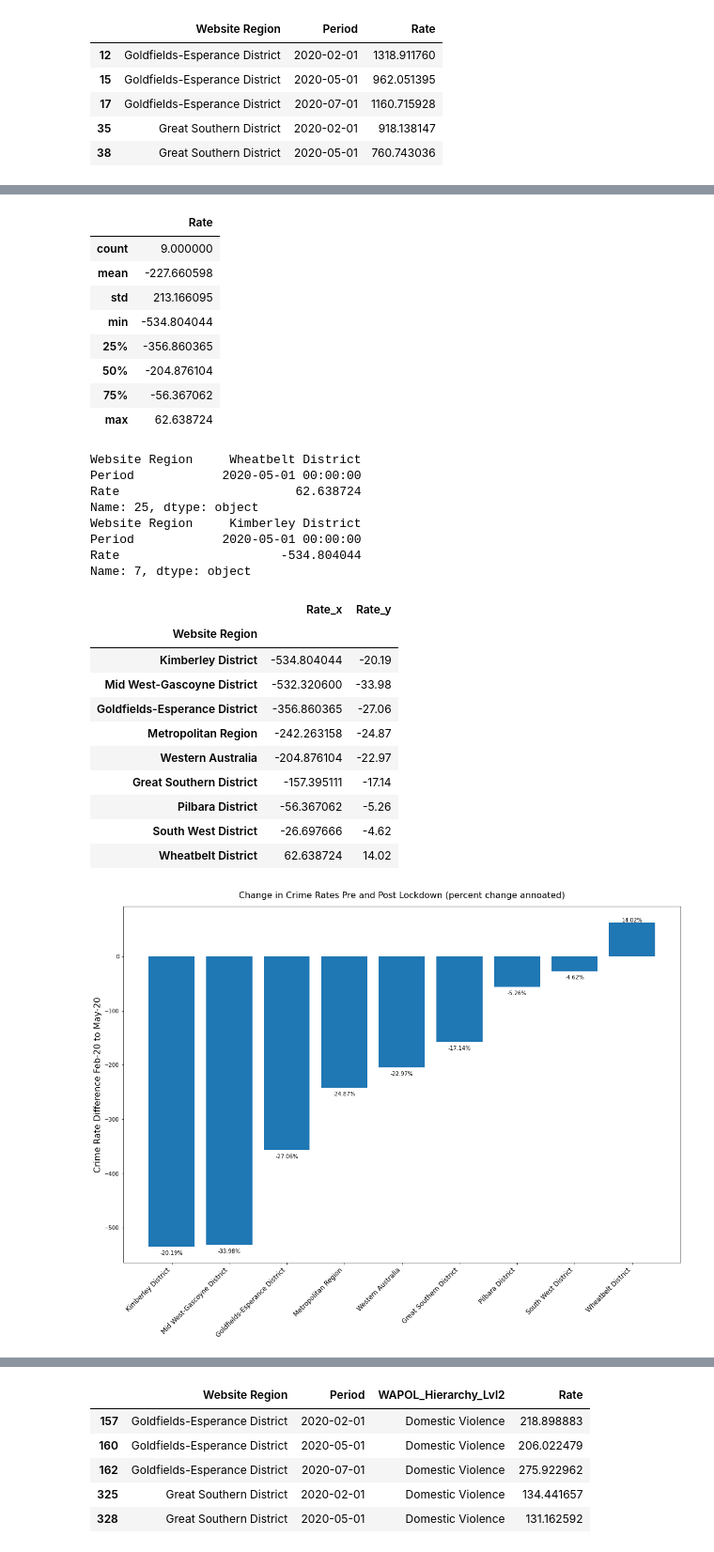
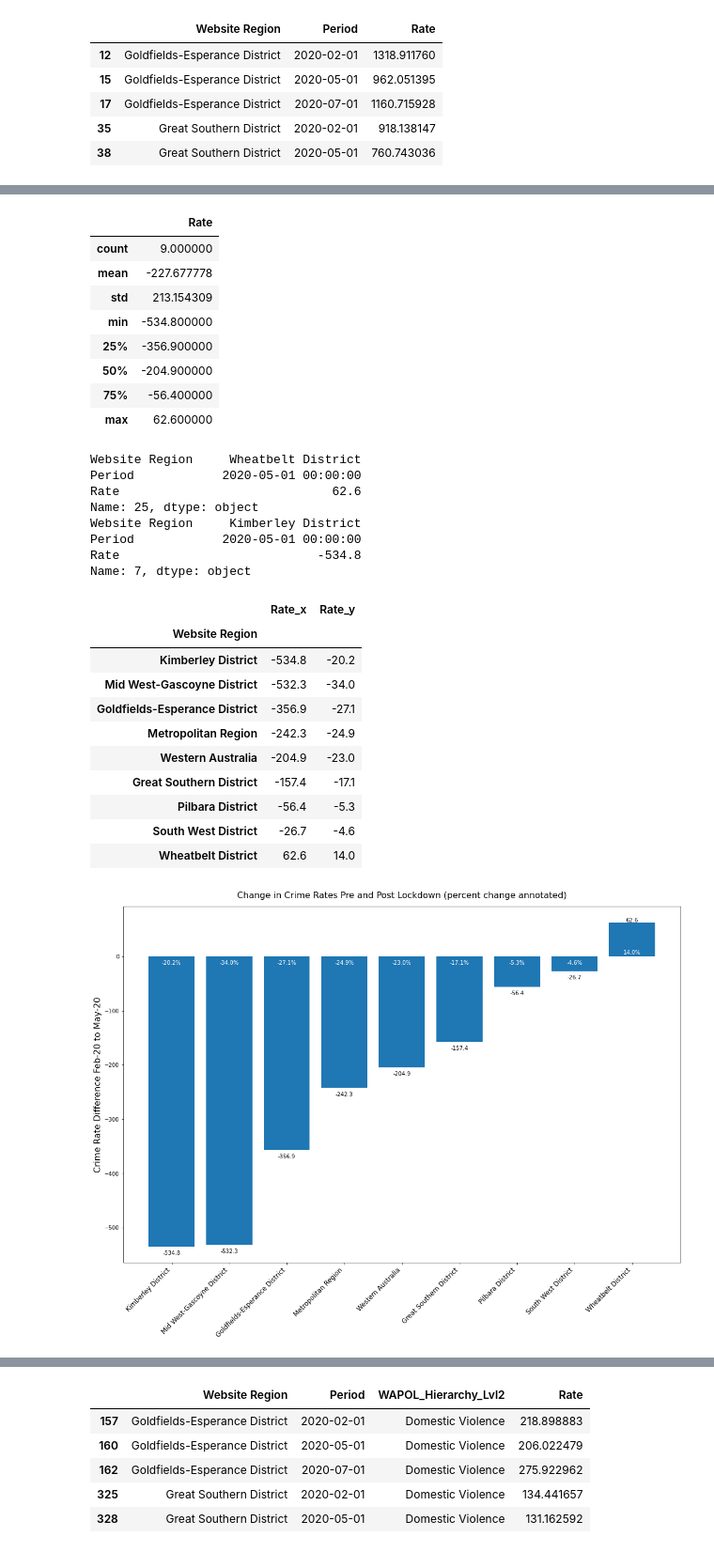
Before and after one commit to FernB/WACrimeRatesCovid19, a Jupyter notebook: WA Crime Rates.ipynb, the cells around one changed output, grey strips where cells are left out. Shown at 94% size. Cells and saved outputs as stored; diff of their text form; code cells hidden in the pictures.

```diff
--- a/WA Crime Rates.ipynb
+++ b/WA Crime Rates.ipynb
@@ -256,5 +256,15 @@ plt.xticks(rotation="45",ha='right')
 plt.show()
 # %% [output]
 [figure]
+# %%
+#label function
+def addlabel(x,y,z):
+    for i in range(len(x)):
+        plt.text(i,(y[i]-z , y[i]+1)[y[i]>0],f"{x[i]}",ha='center')
+# %%
+#percent label function
+def addlabel2(x,y,z):
+    for i in range(len(x)):
+        plt.text(i,(-z , 4)[y[i]>0],f"{x[i]}%",ha='center',color='w')
 # %%
 #get percentage change crime
@@ -374,8 +394,8 @@ timeframes.head()
 | 38 | Great Southern District | 2020-05-01 | 760.743036 |
 # %%
 #get percentage change
-overallpercentchange = timeframes.set_index(["Website Region",'Period']).pct_change().multiply(100).round(2).reset_index()
-overallchange = timeframes.set_index(["Website Region",'Period']).diff()
+overallpercentchange = timeframes.set_index(["Website Region",'Period']).pct_change().multiply(100).round(1).reset_index()
+overallchange = timeframes.set_index(["Website Region",'Period']).diff().round(1)
 overallchange.reset_index(inplace=True)
 overallchange.head()
 # %% [output]
@@ -397,24 +417,24 @@ Regionsinto.describe()
 # %% [output]
 |  | Rate |
 | count | 9.000000 |
-| mean | -227.660598 |
-| std | 213.166095 |
-| min | -534.804044 |
-| 25% | -356.860365 |
-| 50% | -204.876104 |
-| 75% | -56.367062 |
-| max | 62.638724 |
+| mean | -227.677778 |
+| std | 213.154309 |
+| min | -534.800000 |
+| 25% | -356.900000 |
+| 50% | -204.900000 |
+| 75% | -56.400000 |
+| max | 62.600000 |
 # %%
 print(Regionsinto.loc[Regionsinto['Rate'].idxmax(axis=0)])
 print(Regionsinto.loc[Regionsinto['Rate'].idxmin(axis=0)])
 # %% [output]
 Website Region     Wheatbelt District
 Period            2020-05-01 00:00:00
-Rate                        62.638724
+Rate                             62.6
 Name: 25, dtype: object
 Website Region     Kimberley District
 Period            2020-05-01 00:00:00
-Rate                      -534.804044
+Rate                           -534.8
 Name: 7, dtype: object
 # %%
 Regionsinto = Regionsinto.drop('Period',axis=1).sort_values("Rate").set_index('Website Region')
@@ -425,16 +445,16 @@ Regionsmerge
 # %% [output]
 |  | Rate_x | Rate_y |
 | Website Region |  |  |
-| Kimberley District | -534.804044 | -20.19 |
-| Mid West-Gascoyne District | -532.320600 | -33.98 |
-| Goldfields-Esperance District | -356.860365 | -27.06 |
-| Metropolitan Region | -242.263158 | -24.87 |
-| Western Australia | -204.876104 | -22.97 |
-| Great Southern District | -157.395111 | -17.14 |
-| Pilbara District | -56.367062 | -5.26 |
-| South West District | -26.697666 | -4.62 |
-| Wheatbelt District | 62.638724 | 14.02 |
+| Kimberley District | -534.8 | -20.2 |
+| Mid West-Gascoyne District | -532.3 | -34.0 |
+| Goldfields-Esperance District | -356.9 | -27.1 |
+| Metropolitan Region | -242.3 | -24.9 |
+| Western Australia | -204.9 | -23.0 |
+| Great Southern District | -157.4 | -17.1 |
+| Pilbara District | -56.4 | -5.3 |
+| South West District | -26.7 | -4.6 |
+| Wheatbelt District | 62.6 | 14.0 |
 # %%
-def addlabel(x,y,z):
-    for i in range(len(x)):
-        plt.text(i,(y[i]-z , y[i]+1)[y[i]>0],f"{x[i]}%",ha='center')
+# def addlabel(x,y,z):
+#     for i in range(len(x)):
+#         plt.text(i,(y[i]-z , y[i]+1)[y[i]>0],f"{x[i]}",ha='center')
@@ -441,18 +465,19 @@ def addlabel(x,y,z):
 # %%
 #bar chart of all regions
 
 plt.figure(figsize = (15,10))
 plt.bar(Regionsmerge.index,Regionsmerge['Rate_x'])
-plt.title("Change in Crime Rates Pre and Post Lockdown (percent change annoated)", fontsize=16,pad=15)
+plt.title("Change in Crime Rates Pre and Post Lockdown (percent change annotated)", fontsize=16,pad=15)
 plt.tight_layout()
 plt.xlabel("")
 plt.ylabel("Crime Rate Difference Feb-20 to May-20",fontsize=16)
-addlabel(Regionsmerge['Rate_y'],Regionsmerge['Rate_x'],15)
+addlabel(Regionsmerge['Rate_x'],Regionsmerge['Rate_x'],15)
+addlabel2(Regionsmerge['Rate_y'],Regionsmerge['Rate_x'],15)
 plt.xticks(rotation="45",ha='right',fontsize=12)
 plt.savefig("output/regionspreandpostbar.png",bbox_inches='tight')
 plt.show()
 # %% [output]
-[figure, old version]
+[figure, new version]
 # %%
 #get breach of AVO family
 Groupedlvl1 = WAstats.groupby(['Website Region','Period','WAPOL_Hierarchy_Lvl1'])['COUNT_of_Offnc_ID'].sum().reset_index()
```
Also changed, not shown: parts of 13 cells of this notebook, 10 other files.
